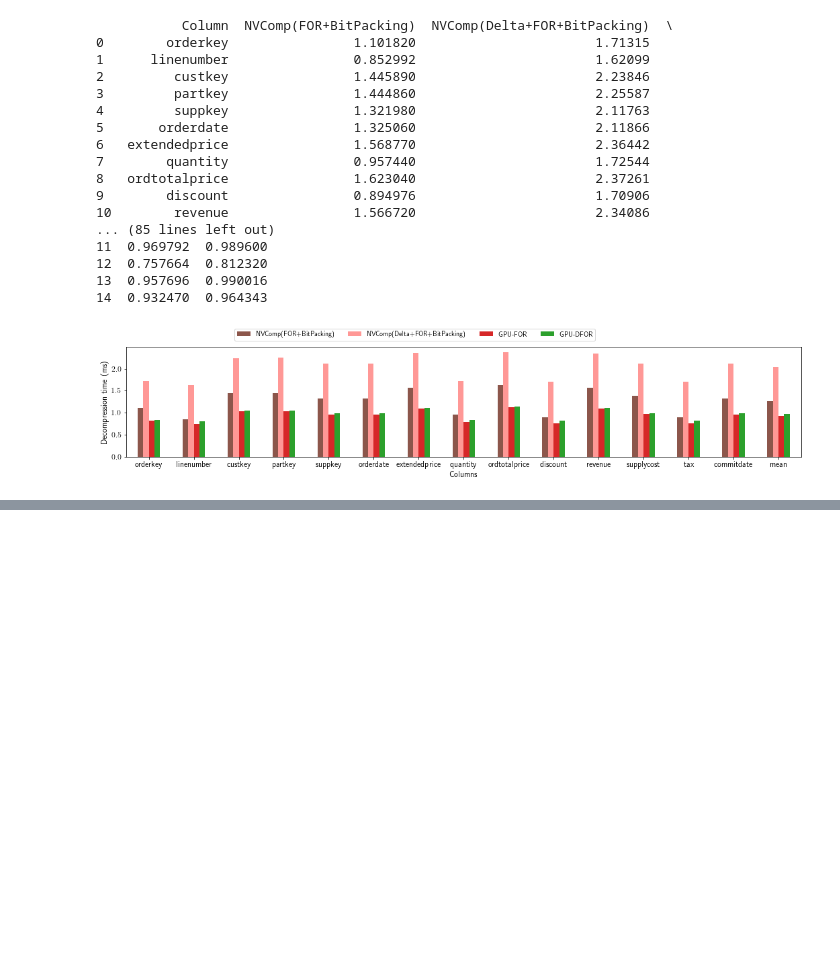
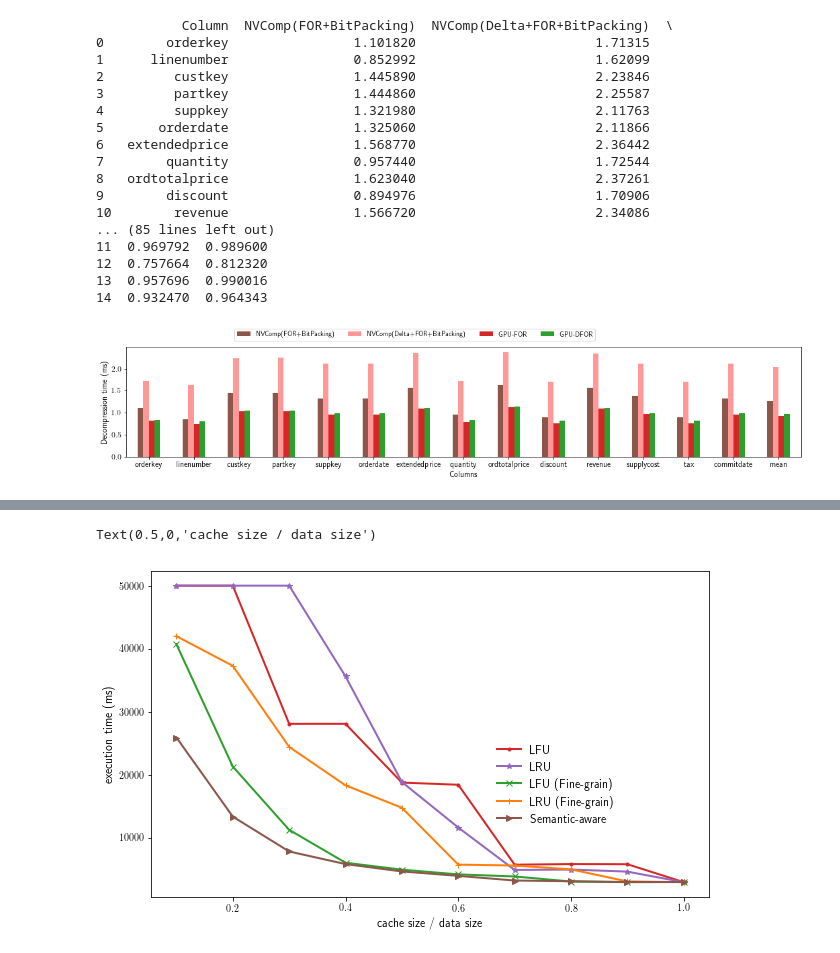
Before and after one commit to bwyogatama/Mordred-Deprecated, a Jupyter notebook: final.ipynb, the cells around one changed output, grey strips where cells are left out. Cells and saved outputs as stored; diff of their text form; code cells hidden in the pictures; blank space fills up the shorter version.

```diff
--- a/final.ipynb
+++ b/final.ipynb
@@ -1176,0 +1211,26 @@ Text(0.5,0,'cache size / data size')
+# %%
+fig, ax = plt.subplots()
+
+lfu = [50000, 50000, 28108, 28108, 18797, 18454, 5788, 5887, 5866, 3020]
+lru = [50000, 50000, 50000, 35623, 18888, 11681, 4956, 5018, 4689, 3020]
+lfuf = [40717, 21335, 11311, 6100, 5000, 4251, 3920, 3122, 3020, 3044]
+lruf = [41996, 37298, 24455, 18359, 14814, 5799, 5656, 5045, 3137, 3020]
+sem = [25940, 13404, 7880, 5885, 4719, 4018, 3280, 3162, 3044, 3044]
+ratio = [0.1, 0.2, 0.3, 0.4, 0.5, 0.6, 0.7, 0.8, 0.9, 1.0]
+
+ax.plot(ratio, lfu, '.-', color=tableau20[6], label='LFU', linewidth=2)
+ax.plot(ratio, lru, '*-', color=tableau20[8], label='LRU', linewidth=2)
+ax.plot(ratio, lfuf, 'x-', color=tableau20[4], label='LFU (Fine-grain)', linewidth=2)
+ax.plot(ratio, lruf, '+-', color=tableau20[2], label='LRU (Fine-grain)', linewidth=2)
+ax.plot(ratio, sem, '>-', color=tableau20[10], label='Semantic-aware', linewidth=2)
+
+plt.legend(fontsize=12, bbox_to_anchor=(0.6, 0.5), frameon=False, ncol=1)
+plt.rcParams["figure.figsize"] = (10,6)
+
+ax.set_ylabel('execution time (ms)', fontsize=12)
+ax.set_xlabel('cache size / data size', fontsize=12)
+
+skew factor 2.0
+# %% [output]
+Text(0.5,0,'cache size / data size')
+[figure, added]
```
Also changed, not shown: parts of 9 cells of this notebook, 23 other files.
